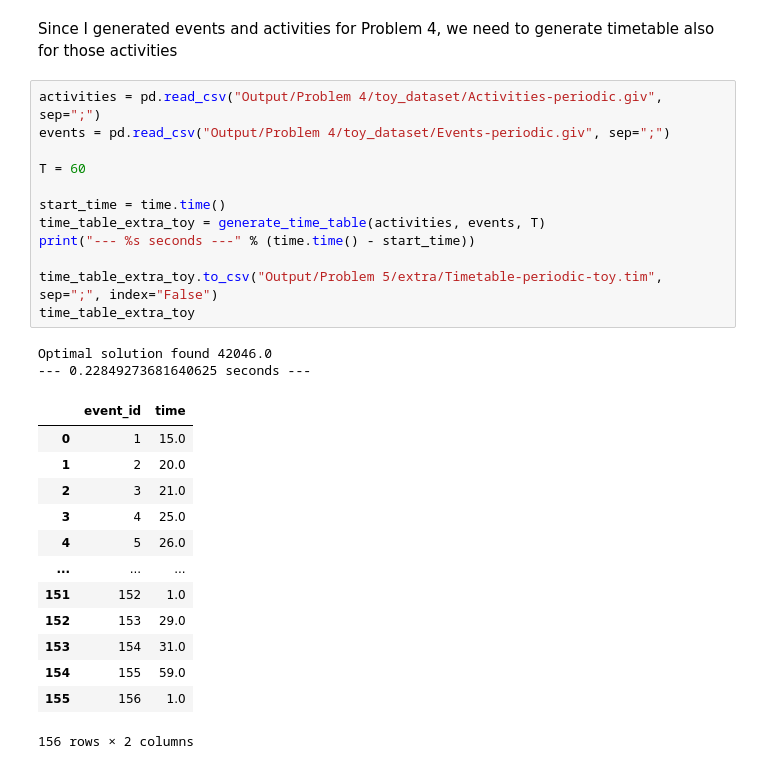
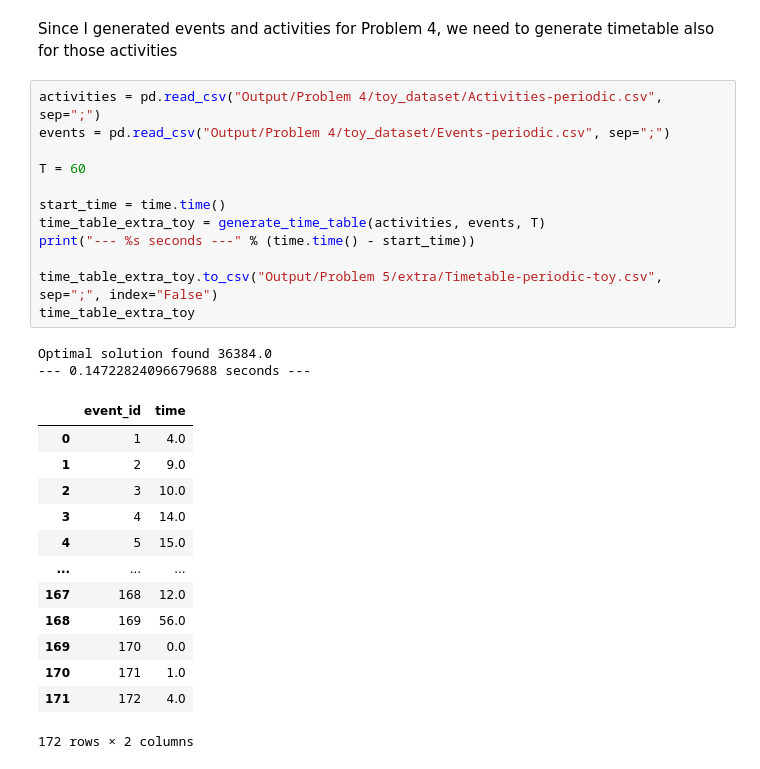
Before and after one commit to kankeinai/Optimization-in-public-transport, a Jupyter notebook: optimization.ipynb, the cells around one changed output. Cells and saved outputs as stored; diff of their text form.

```diff
--- a/optimization.ipynb
+++ b/optimization.ipynb
@@ -837,31 +906,31 @@ np.int64(191865)
 # %% [markdown]
 Since I generated events and activities for Problem 4, we need to generate timetable also for those activities
 # %%
-activities = pd.read_csv("Output/Problem 4/toy_dataset/Activities-periodic.giv", sep=";")
-events = pd.read_csv("Output/Problem 4/toy_dataset/Events-periodic.giv", sep=";")
+activities = pd.read_csv("Output/Problem 4/toy_dataset/Activities-periodic.csv", sep=";")
+events = pd.read_csv("Output/Problem 4/toy_dataset/Events-periodic.csv", sep=";")
 
 T = 60
 
 start_time = time.time()
 time_table_extra_toy = generate_time_table(activities, events, T)
 print("--- %s seconds ---" % (time.time() - start_time))
 
-time_table_extra_toy.to_csv("Output/Problem 5/extra/Timetable-periodic-toy.tim", sep=";", index="False")
+time_table_extra_toy.to_csv("Output/Problem 5/extra/Timetable-periodic-toy.csv", sep=";", index="False")
 time_table_extra_toy
 # %% [output]
-Optimal solution found 42046.0
---- 0.22849273681640625 seconds ---
+Optimal solution found 36384.0
+--- 0.14722824096679688 seconds ---
 |  | event_id | time |
-| 0 | 1 | 15.0 |
-| 1 | 2 | 20.0 |
-| 2 | 3 | 21.0 |
-| 3 | 4 | 25.0 |
-| 4 | 5 | 26.0 |
+| 0 | 1 | 4.0 |
+| 1 | 2 | 9.0 |
+| 2 | 3 | 10.0 |
+| 3 | 4 | 14.0 |
+| 4 | 5 | 15.0 |
 | ... | ... | ... |
-| 151 | 152 | 1.0 |
-| 152 | 153 | 29.0 |
-| 153 | 154 | 31.0 |
-| 154 | 155 | 59.0 |
-| 155 | 156 | 1.0 |
+| 167 | 168 | 12.0 |
+| 168 | 169 | 56.0 |
+| 169 | 170 | 0.0 |
+| 170 | 171 | 1.0 |
+| 171 | 172 | 4.0 |
-156 rows × 2 columns
+172 rows × 2 columns
 # %%
```
Also changed, not shown: parts of 20 cells of this notebook, 25 other files.
